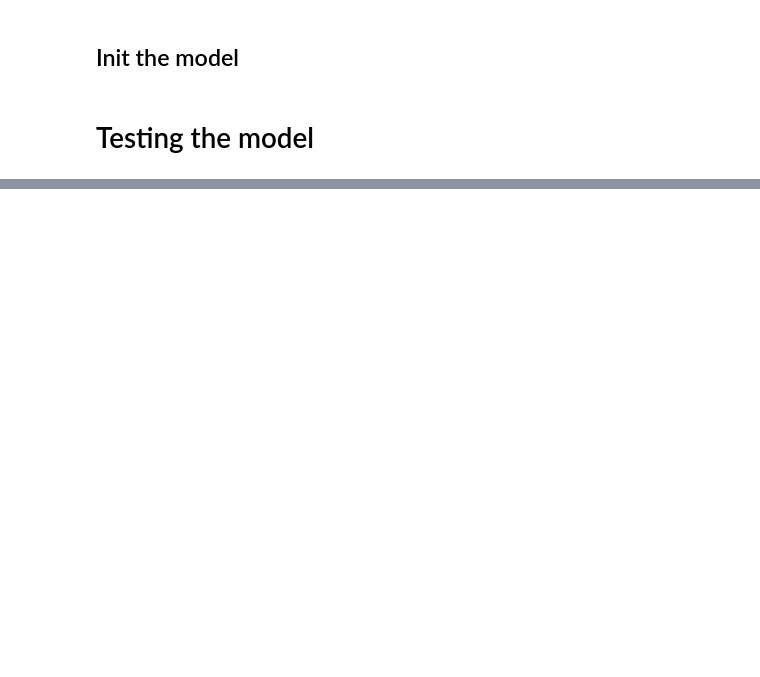
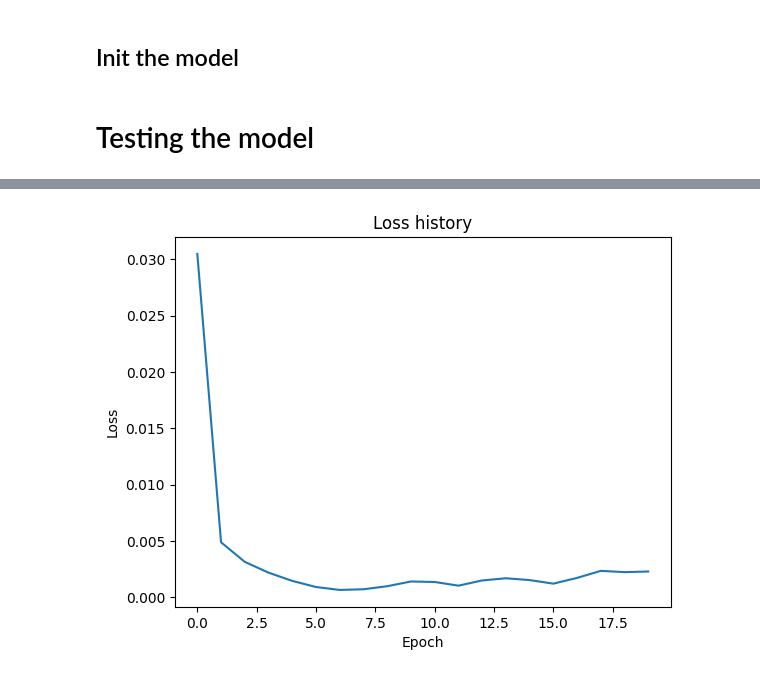
Before and after one commit to sofi12321/healthy-based-productivity, a Jupyter notebook: Model/model_test.ipynb, the cells around one changed output, grey strips where cells are left out. Cells and saved outputs as stored; diff of their text form; code cells hidden in the pictures; blank space fills up the shorter version.

```diff
--- a/Model/model_test.ipynb
+++ b/Model/model_test.ipynb
@@ -163,6 +277,6 @@ SC_LSTM = Model(in_features, n_layers, hidden_size, out_features, batch_size).to
 # %%
 # Configure hyper-parameters
-epochs = 1
+epochs = 20
 learning_rate = 0.001
 loss_func = torch.nn.MSELoss()
 optimizer = torch.optim.Adam(SC_LSTM.parameters(), lr=learning_rate)
@@ -241,0 +317,9 @@ for epoch in range(0, epochs):
+# %%
+# Plot the loss history
+plt.plot(history)
+plt.xlabel("Epoch")
+plt.ylabel("Loss")
+plt.title("Loss history")
+plt.show()
+# %% [output]
+[figure, added]
```
Also changed, not shown: parts of 17 cells of this notebook, 6 other files.
